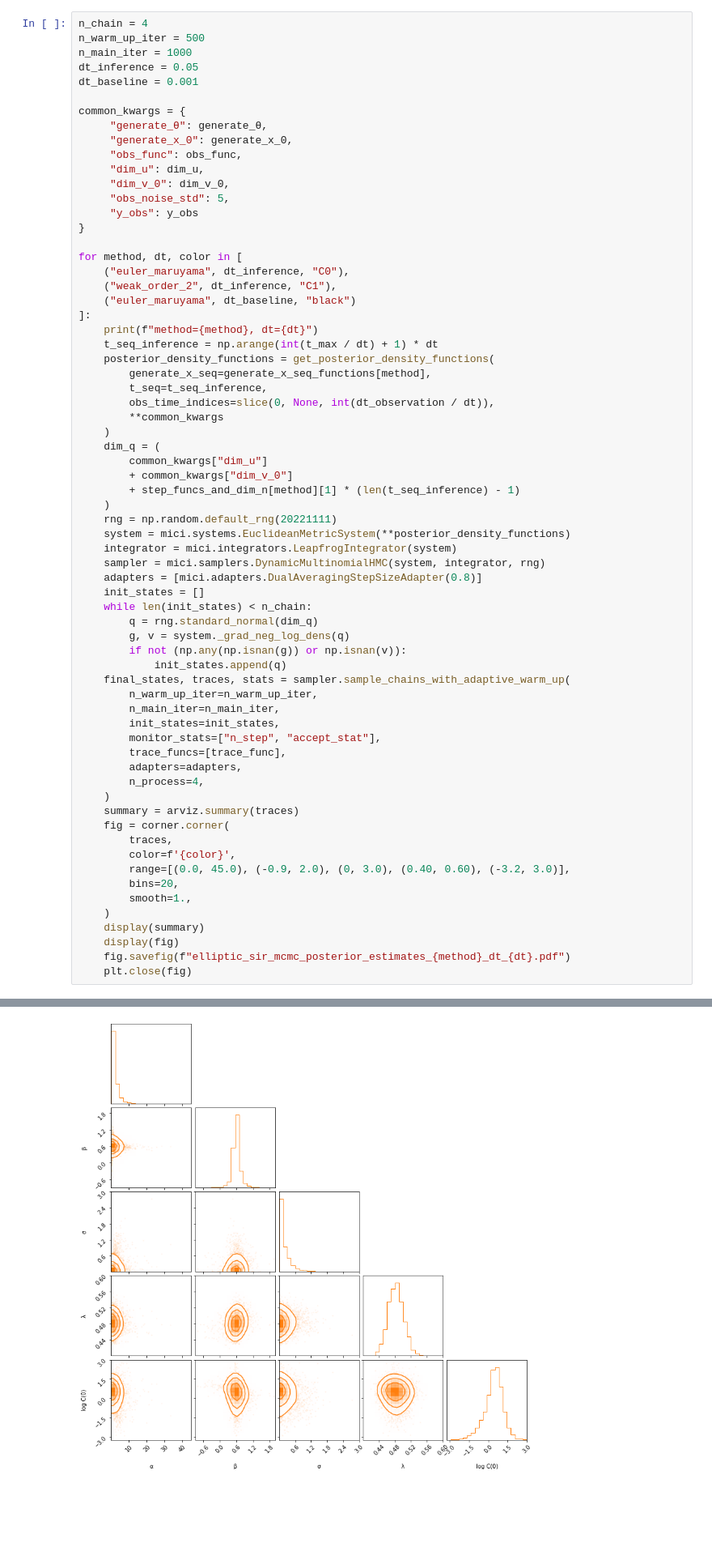
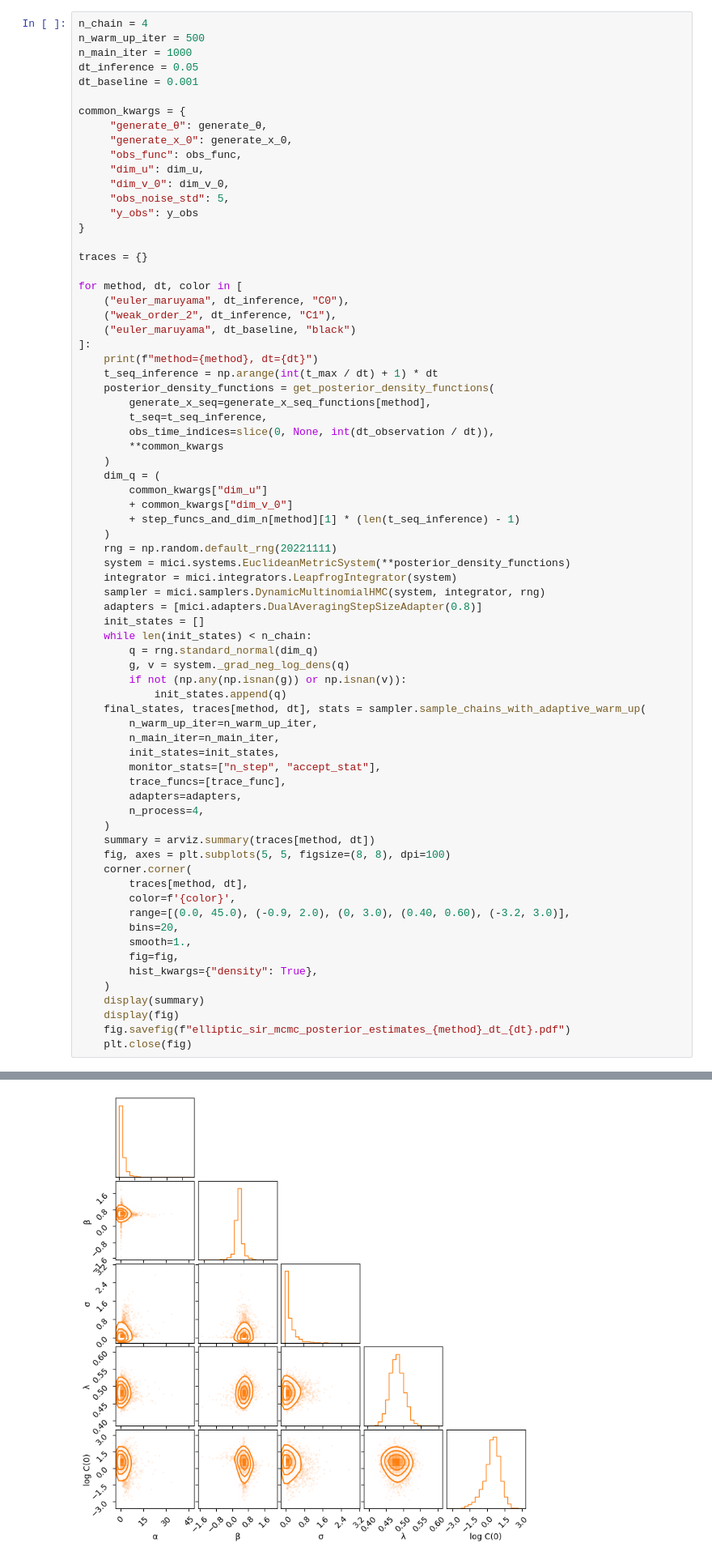
Before and after one commit to matt-graham/simsde, a Jupyter notebook: notebooks/MCMC_in_elliptic_SIR_model_with_transformed_parameterisation_on_boarding_school_data.ipynb, the cells around one changed output, grey strips where cells are left out. Shown at 81% size. Cells and saved outputs as stored; diff of their text form; blank space fills up the shorter version.

```diff
--- a/notebooks/MCMC_in_elliptic_SIR_model_with_transformed_parameterisation_on_boarding_school_data.ipynb
+++ b/notebooks/MCMC_in_elliptic_SIR_model_with_transformed_parameterisation_on_boarding_school_data.ipynb
@@ -218,6 +218,8 @@ common_kwargs = {
      "obs_noise_std": 5,
      "y_obs": y_obs
 }
+
+traces = {}
 
 for method, dt, color in [
     ("euler_maruyama", dt_inference, "C0"),
@@ -248,7 +250,7 @@ for method, dt, color in [
         g, v = system._grad_neg_log_dens(q)
         if not (np.any(np.isnan(g)) or np.isnan(v)):
             init_states.append(q)
-    final_states, traces, stats = sampler.sample_chains_with_adaptive_warm_up(
+    final_states, traces[method, dt], stats = sampler.sample_chains_with_adaptive_warm_up(
         n_warm_up_iter=n_warm_up_iter,
         n_main_iter=n_main_iter,
         init_states=init_states,
@@ -257,13 +259,16 @@ for method, dt, color in [
         adapters=adapters,
         n_process=4,
     )
-    summary = arviz.summary(traces)
-    fig = corner.corner(
-        traces,
+    summary = arviz.summary(traces[method, dt])
+    fig, axes = plt.subplots(5, 5, figsize=(8, 8), dpi=100)
+    corner.corner(
+        traces[method, dt],
         color=f'{color}',
         range=[(0.0, 45.0), (-0.9, 2.0), (0, 3.0), (0.40, 0.60), (-3.2, 3.0)],
         bins=20,
         smooth=1.,
+        fig=fig,
+        hist_kwargs={"density": True},
     )
     display(summary)
     display(fig)
@@ -284,8 +289,8 @@ Sampling stage: Adaptive warm up [03:50] > Main non-adaptive [09:21]
 |  | mean | sd | hdi_3% | hdi_97% | mcse_mean | mcse_sd | ess_bulk | ess_tail | r_hat |
 | α | 2.008 | 2.211 | 0.038 | 5.425 | 0.036 | 0.026 | 4147.0 | 3140.0 | 1.0 |
 | β | 0.587 | 0.176 | 0.256 | 0.880 | 0.003 | 0.002 | 4638.0 | 3110.0 | 1.0 |
 | σ | 0.205 | 0.243 | 0.001 | 0.653 | 0.006 | 0.004 | 1748.0 | 2403.0 | 1.0 |
 | λ | 0.482 | 0.019 | 0.446 | 0.518 | 0.000 | 0.000 | 8466.0 | 2641.0 | 1.0 |
 | log C(0) | 0.409 | 0.728 | -1.161 | 1.625 | 0.010 | 0.010 | 5243.0 | 2929.0 | 1.0 |
-[figure, old version]
+[figure, new version]
 method=euler_maruyama, dt=0.001
```
Also changed, not shown: parts of 2 cells of this notebook.
